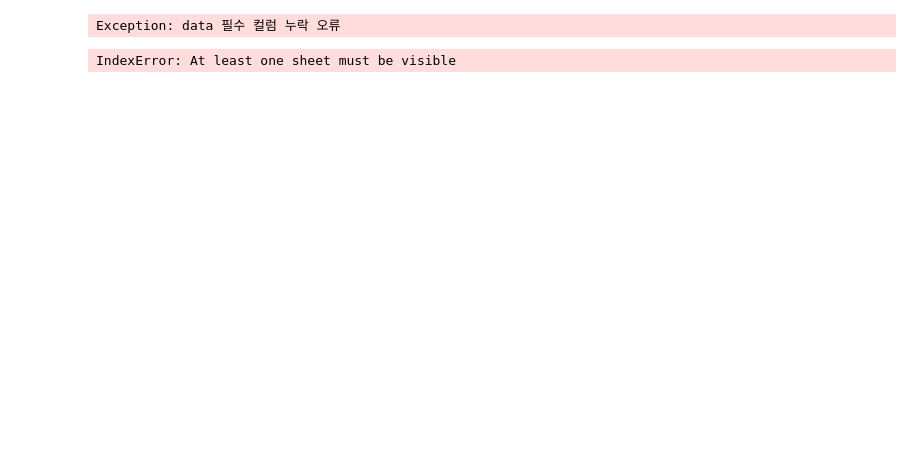
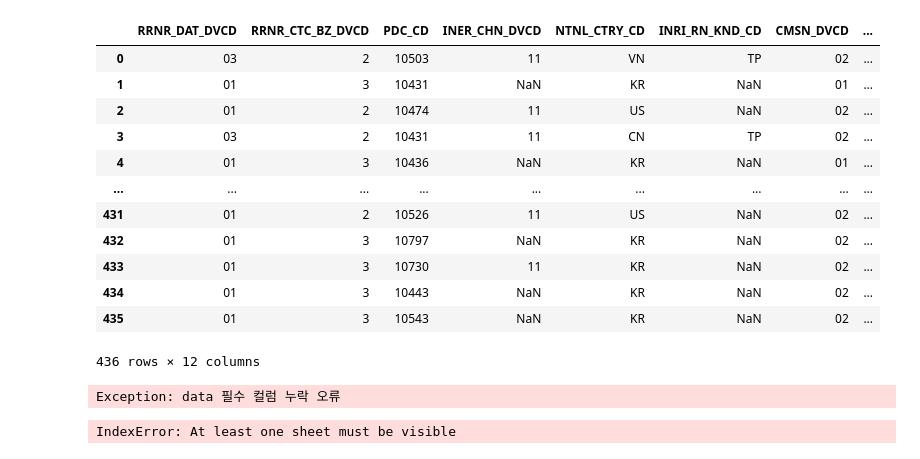
Before and after one commit to lee3jjang/qis4, a Jupyter notebook: 보험가격준비금위험액_일반.ipynb, the cells around one changed output. Saved outputs shown, nothing was run; the diff lists cells and outputs as text; code cells hidden in the pictures; blank space fills up the shorter version.

```diff
--- a/보험가격준비금위험액_일반.ipynb
+++ b/보험가격준비금위험액_일반.ipynb
@@ -49,6 +66,34 @@ BASE_YYMM = '202012'
         .rename(columns = {'재보험사코드': 'T02_RN_RINSC_CD', '국내신용등급': 'CRD_GRD'})
 선도부도율 = pd.read_excel(FILE_PATH / f'선도부도율_{BASE_YYMM}.xlsx')
 할인율 = pd.read_excel(FILE_PATH / f'할인율_{BASE_YYMM}.xlsx')
+# %%
+# 데이터 전처리
+## 미경과보험료
+일반_원수_미경과보험료_가공 = 일반_원수_미경과보험료.copy()
+일반_원수_미경과보험료_가공['RRNR_DVCD'] = clsf_rrnr_dvcd(일반_원수_미경과보험료_가공, '원수')
+일반_원수_미경과보험료_가공['DMFR_DVCD'] = clsf_dmfr_dvcd(일반_원수_미경과보험료_가공)
+일반_원수_미경과보험료_가공['CNTR_CATG_CD'] = clsf_cntr_catg_cd(일반_원수_미경과보험료_가공, 국가그룹)
+일반_원수_미경과보험료_가공['BOZ_CD'] = clsf_boz_cd(일반_원수_미경과보험료_가공, 일반_상품정보)
+일반_원수_미경과보험료_가공
+# 일반_원수_미경과보험료_가공['PDGR_CD'] = clsf_pdgr_cd(일반_원수_미경과보험료_가공, 일반_상품정보)
+# 일반_원수_미경과보험료_가공['P_NP_DVCD'] = clsf_p_np_dvcd(일반_원수_미경과보험료_가공)
+# 일반_원수_미경과보험료_가공['CRD_GRD'] = '#'
+# 일반_원수_미경과보험료_가공.rename(columns = {'LTPD_URND_PRM': 'URND_PRM'}, inplace=True)
+# 일반_원수_미경과보험료_가공.drop(['RRNR_DAT_DVCD', 'RRNR_CTC_BZ_DVCD', 'NTNL_CTRY_CD', 'ARC_INPL_CD', 'INRI_RN_KND_CD'], axis=1, inplace=True)
+# %% [output]
+|  | RRNR_DAT_DVCD | RRNR_CTC_BZ_DVCD | PDC_CD | INER_CHN_DVCD | NTNL_CTRY_CD | INRI_RN_KND_CD | CMSN_DVCD | ... |
+| 0 | 03 | 2 | 10503 | 11 | VN | TP | 02 | ... |
+| 1 | 01 | 3 | 10431 | NaN | KR | NaN | 01 | ... |
+| 2 | 01 | 2 | 10474 | 11 | US | NaN | 02 | ... |
+| 3 | 03 | 2 | 10431 | 11 | CN | TP | 02 | ... |
+| 4 | 01 | 3 | 10436 | NaN | KR | NaN | 01 | ... |
+| ... | ... | ... | ... | ... | ... | ... | ... | ... |
+| 431 | 01 | 2 | 10526 | 11 | US | NaN | 02 | ... |
+| 432 | 01 | 3 | 10797 | NaN | KR | NaN | 02 | ... |
+| 433 | 01 | 3 | 10730 | 11 | KR | NaN | 02 | ... |
+| 434 | 01 | 3 | 10443 | NaN | KR | NaN | 02 | ... |
+| 435 | 01 | 3 | 10543 | NaN | KR | NaN | 02 | ... |
+436 rows × 12 columns
 # %%
 # 데이터 전처리
 ## 미경과보험료
```
Also changed, not shown: parts of 2 cells of this notebook, 2 other files.
